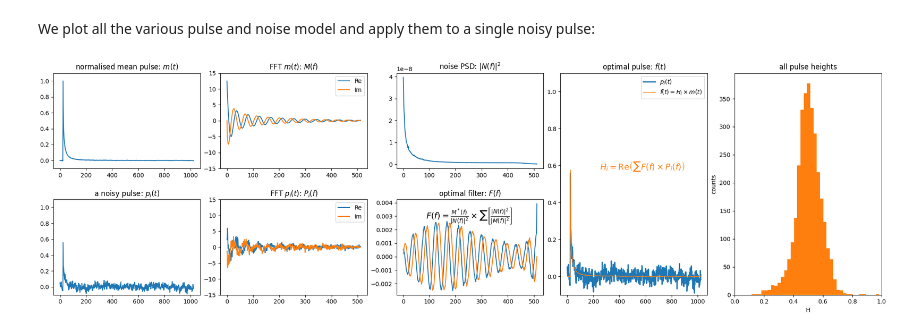
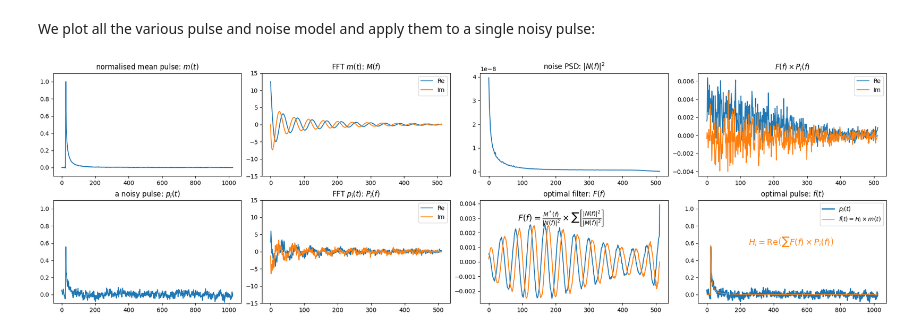
Before and after one commit to wilbertras/python-pulse-analysis, a Jupyter notebook: MUX/example.ipynb, the cells around one changed output. Drawn from its saved outputs; the diff is of its cells as text; code cells hidden in the pictures.

Commit message:
add filterxpulse

```diff
--- a/MUX/example.ipynb
+++ b/MUX/example.ipynb
@@ -43,9 +43,10 @@ We plot all the various pulse and noise model and apply them to a single noisy p
 pulse_nr = 534                              # choose a pulse
 noisy_pulse = pulses[pulse_nr, :]           # noisy pulse
 opt_pulse = H[pulse_nr]*norm_pulse          # optimal pulse
-fft_noisy_pulse = fft(noisy_pulse)[:len_onesided]
+fft_noisy_pulse = fft(noisy_pulse)[exclude_dc:len_onesided]
+opt_pulse_fft = fft_noisy_pulse * filter
 # %%
-fig, axes = plt.subplot_mosaic('abcgh;defgh', figsize=(20, 6), sharey=False, constrained_layout=True)
+fig, axes = plt.subplot_mosaic('abcg;defh', figsize=(20, 6), sharey=False, constrained_layout=True)
 ax = axes['a']
 ax.plot(norm_pulse)
 ax.set_ylim([-.1, 1.1])
@@ -60,42 +61,41 @@ ax.set_title('FFT $m(t)$: $M(f)$')
 
 ax = axes['c']
 ax.plot(noise_psd[exclude_dc:])
 ax.set_title('noise PSD: $|N(f)|^2$')
 
 ax = axes['d']
 ax.plot(noisy_pulse)
 ax.set_ylim([-.1, 1.1])
 ax.set_title('a noisy pulse: $p_i(t)$')
 
 ax = axes['e']
 ax.plot(fft_noisy_pulse[exclude_dc:].real, label='Re')
 ax.plot(fft_noisy_pulse[exclude_dc:].imag, label='Im')
 ax.legend()
 ax.set_title('FFT $p_i(t)$: $P_i(f)$')
 ax.set_ylim([-15, 15])
 
 ax = axes['f']
 ax.plot(filter.real)
 ax.plot(filter.imag)
 ax.set_title('optimal filter: $F(f)$')
 ax.text(.2, .8, '$F(f) = \\frac{M^*(f)}{|N(f)|^2}\\times\sum\left[\\frac{|N(f)|^2}{|M(f)|^2}\\right]$', color='k', transform=ax.transAxes, fontsize=14)
 
 ax = axes['g']
+ax.plot(opt_pulse_fft.real, label='Re')
+ax.plot(opt_pulse_fft.imag, label='Im')
+ax.set_title('$F(f)\\times P_i(f)$')
+ax.legend()
+
+ax = axes['h']
 ax.plot(noisy_pulse, label='$p_i(t)$', lw=2)
 ax.plot(opt_pulse, label='$f(t) = H_i \\times m(t)$', lw=1)
 ax.text(250, H[pulse_nr], '$H_i = \\rm Re\\left(\sum \it F(f) \\times P_i(f) \\right)$', color='tab:orange', fontsize=14)
 ax.set_title('optimal pulse: $f(t)$')
 ax.legend()
-ax.set_ylim([-.1, 1.1])
-
-ax = axes['h']
-_ = ax.hist(np.real(H), facecolor='tab:orange', bins=125)
-ax.set_xlabel('H')
-ax.set_ylabel('counts')
-_ = ax.set_xlim([0, 1])
-_ = ax.set_title('all pulse heights')
+_ = ax.set_ylim([-.1, 1.1])
 # %% [output]
-[figure, old version]
+[figure, new version]
 # %%
 # def expulse(t, tau):
 #     return np.exp(-t/tau)
```
